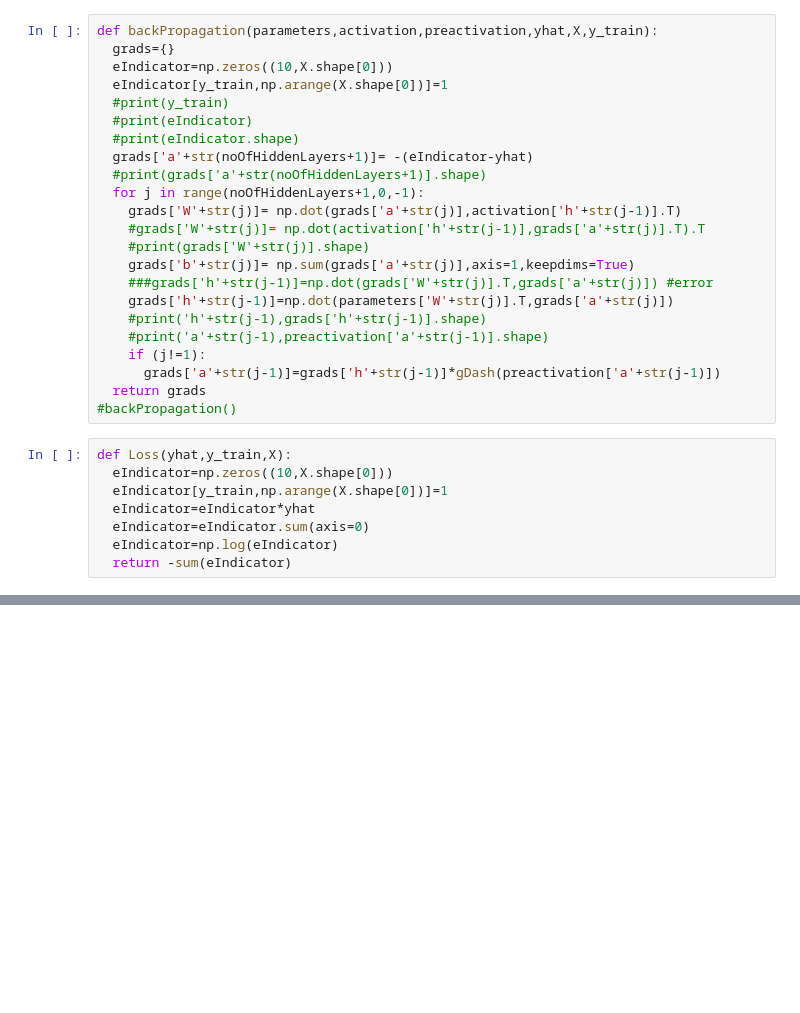
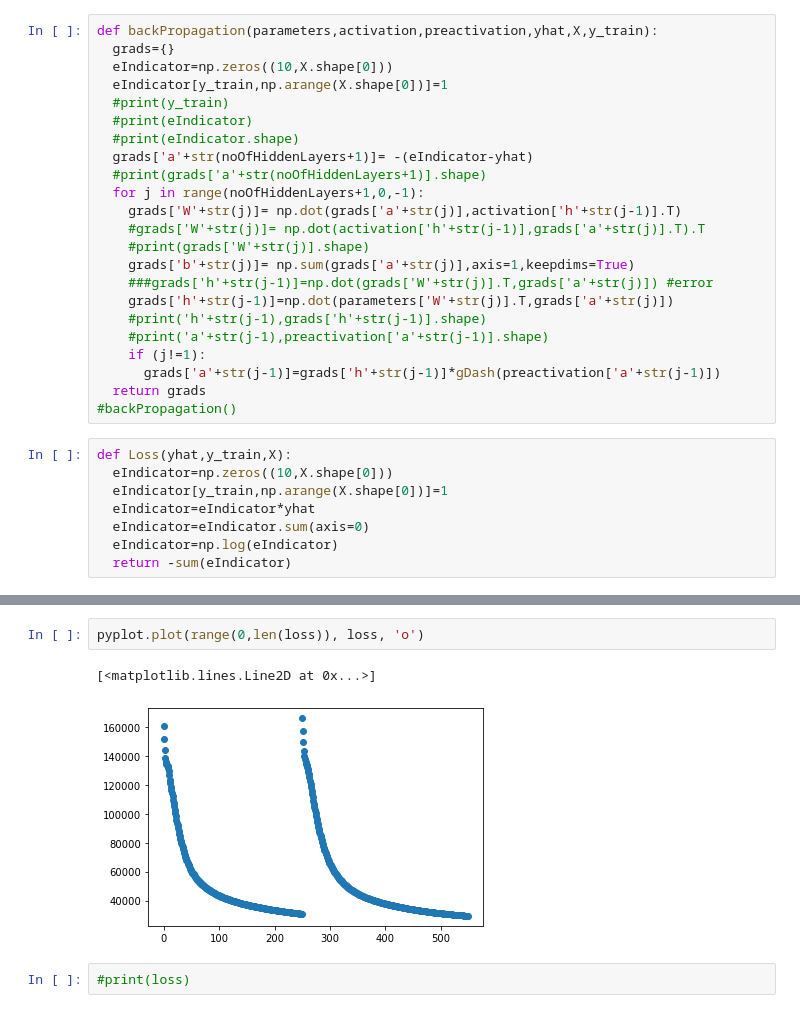
Before and after one commit to aeaswar81/cs6910_deeplearning_assignment_1, a Jupyter notebook: feedforward_neural_network.ipynb, the cells around one changed output, grey strips where cells are left out. Drawn from its saved outputs; the diff is of its cells as text; blank space fills up the shorter version.

```diff
--- a/feedforward_neural_network.ipynb
+++ b/feedforward_neural_network.ipynb
@@ -190,3 +236,10 @@ iter  12
+# %%
+pyplot.plot(range(0,len(loss)), loss, 'o')
+# %% [output]
+[<matplotlib.lines.Line2D at 0x...>]
+[figure, added]
+# %%
+#print(loss)
 # %%
 def predict(X_test,y_test):
   _,_,y_hat=forwardPropagation(X_test,parameters)
```
Also changed, not shown: parts of 9 cells of this notebook.
